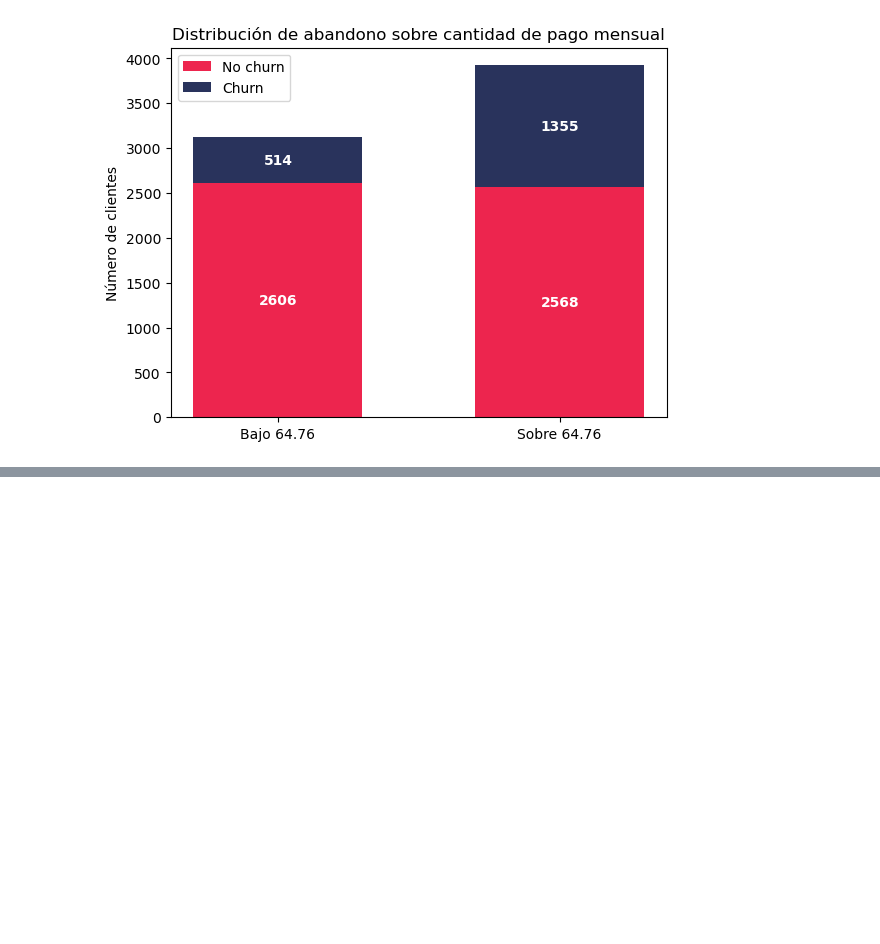
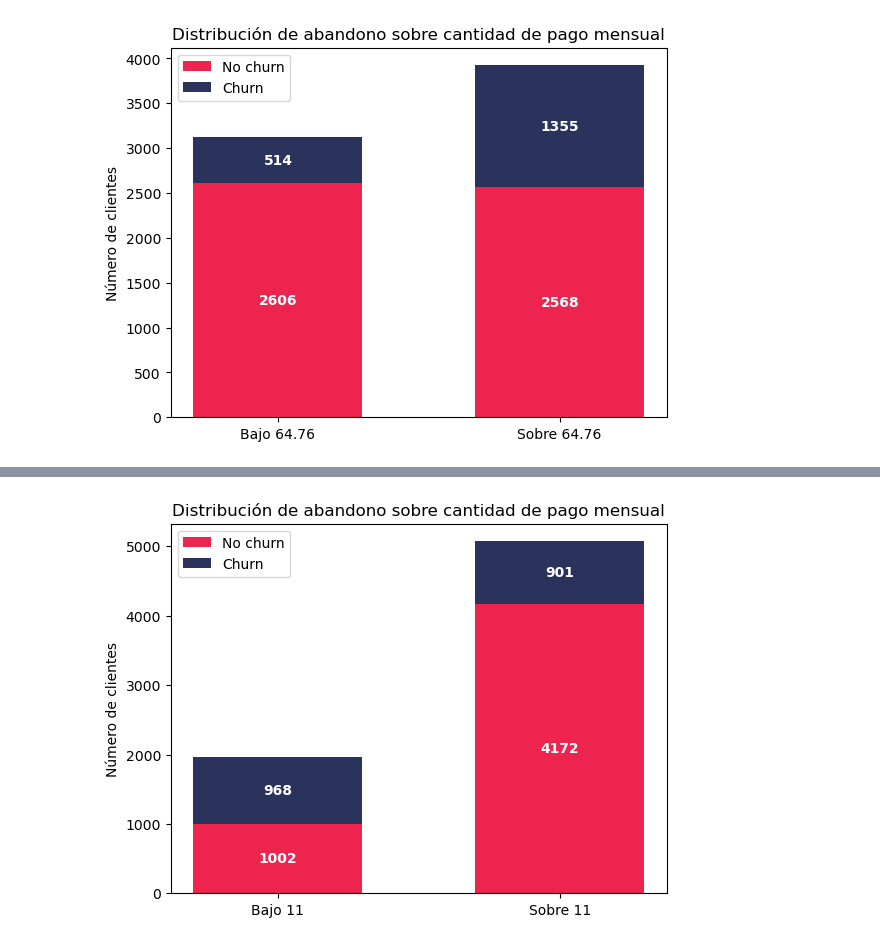
Before and after one commit to Jaumeesoleer/telco-churn-prediction, a Jupyter notebook: notebooks/EDA.ipynb, the cells around one changed output, grey strips where cells are left out. Drawn from its saved outputs; the diff is of its cells as text; code cells hidden in the pictures; blank space fills up the shorter version.

```diff
--- a/notebooks/EDA.ipynb
+++ b/notebooks/EDA.ipynb
@@ -279,0 +294,33 @@ plt.show()
+# %%
+labels = ['Bajo 11', 'Sobre 11']
+t_less_counts = telco_df[telco_df['tenure'] < 11]['Churn'].value_counts()
+t_over_counts = telco_df[telco_df['tenure'] >= 11]['Churn'].value_counts()
+# %%
+fig, ax = plt.subplots()
+width = 0.6
+ax.bar(
+    labels,
+    [t_less_counts[0], t_over_counts[0]],
+    width,
+    label = 'No churn',
+    color = '#ED254E'
+)
+ax.bar(
+    labels,
+    [t_less_counts[1], t_over_counts[1]],
+    width,
+    bottom= [t_less_counts[0], t_over_counts[0]],
+    label = 'Churn',
+    color = '#29335C'
+)
+ax.set_ylabel('Número de clientes')
+ax.set_title('Distribución de abandono sobre cantidad de pago mensual')
+ax.legend()
+for p in ax.patches:
+    width, height = p.get_width(), p.get_height(),
+    x,y = p.get_xy()
+    if height > 0:
+        ax.annotate(f'{int(height)}', (x + width/2, y + height/2), ha='center', va='center', color='white', weight='bold')
+plt.show()
+# %% [output]
+[figure, added]
```
Also changed, not shown: parts of 5 cells of this notebook.
